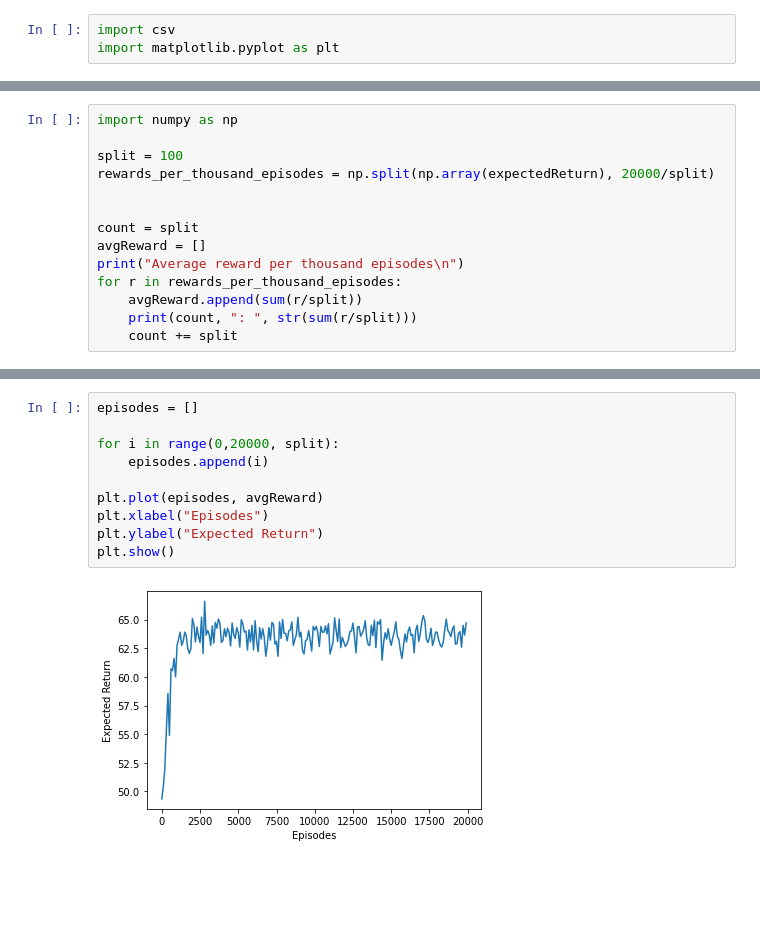
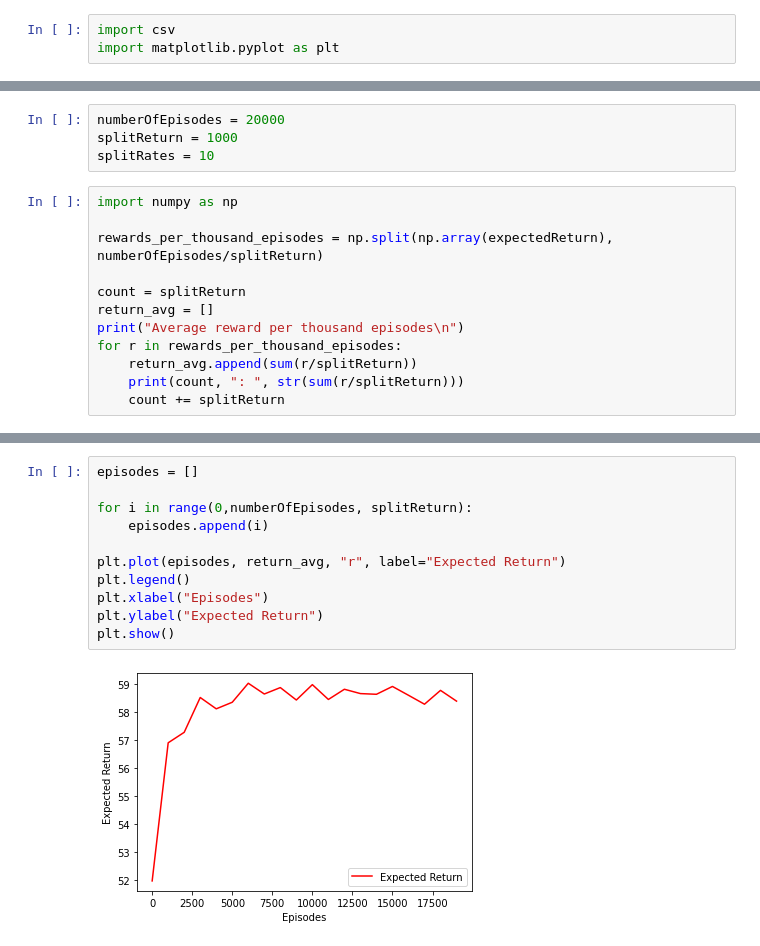
Before and after one commit to pater18/5-Semester-Projekt, a Jupyter notebook: Data Analysis.ipynb, the cells around one changed output, grey strips where cells are left out. Saved outputs shown, nothing was run; the diff lists cells and outputs as text; blank space fills up the shorter version.

```diff
--- a/Data Analysis.ipynb
+++ b/Data Analysis.ipynb
@@ -19,17 +29,19 @@ expectedReturn = [int(float(i)) for i in expectedReturn]
+# %%
+numberOfEpisodes = 20000
+splitReturn = 1000
+splitRates = 10
 # %%
 import numpy as np
 
-split = 100
-rewards_per_thousand_episodes = np.split(np.array(expectedReturn), 20000/split)
+rewards_per_thousand_episodes = np.split(np.array(expectedReturn), numberOfEpisodes/splitReturn)
 
-
-count = split
-avgReward = []
+count = splitReturn
+return_avg = []
 print("Average reward per thousand episodes\n")
 for r in rewards_per_thousand_episodes:
-    avgReward.append(sum(r/split))
-    print(count, ": ", str(sum(r/split)))
-    count += split
+    return_avg.append(sum(r/splitReturn))
+    print(count, ": ", str(sum(r/splitReturn)))
+    count += splitReturn
 # %% [output]
 Average reward per thousand episodes
 
@@ -51,12 +119,13 @@ Average reward per thousand episodes
 # %%
 episodes = []
 
-for i in range(0,20000, split):
+for i in range(0,numberOfEpisodes, splitReturn):
     episodes.append(i)
 
-plt.plot(episodes, avgReward)
+plt.plot(episodes, return_avg, "r", label="Expected Return")
+plt.legend()
 plt.xlabel("Episodes")
 plt.ylabel("Expected Return")
 plt.show()
 # %% [output]
-[figure, old version]
+[figure, new version]
```
Also changed, not shown: parts of 5 cells of this notebook, 2 other files.
